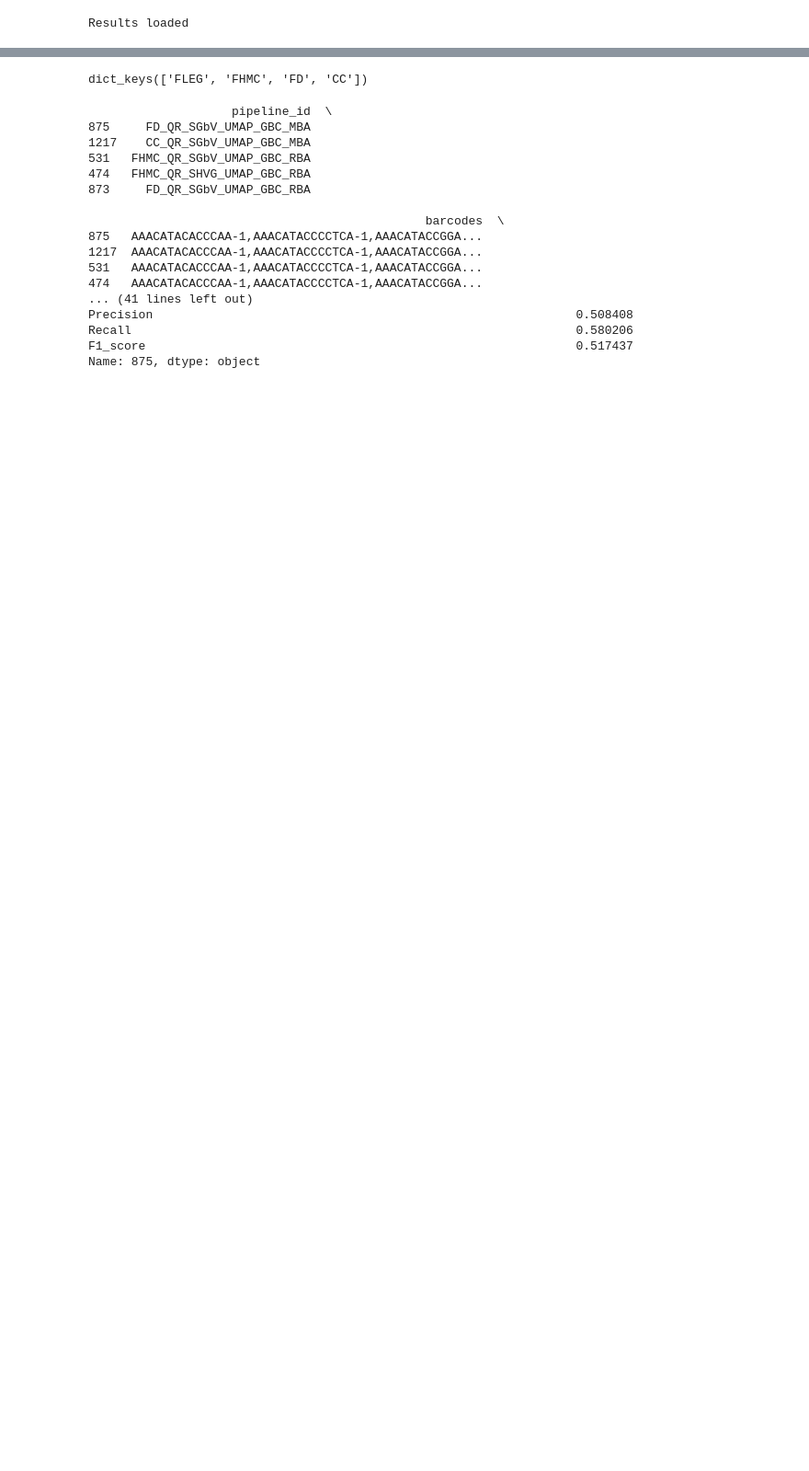
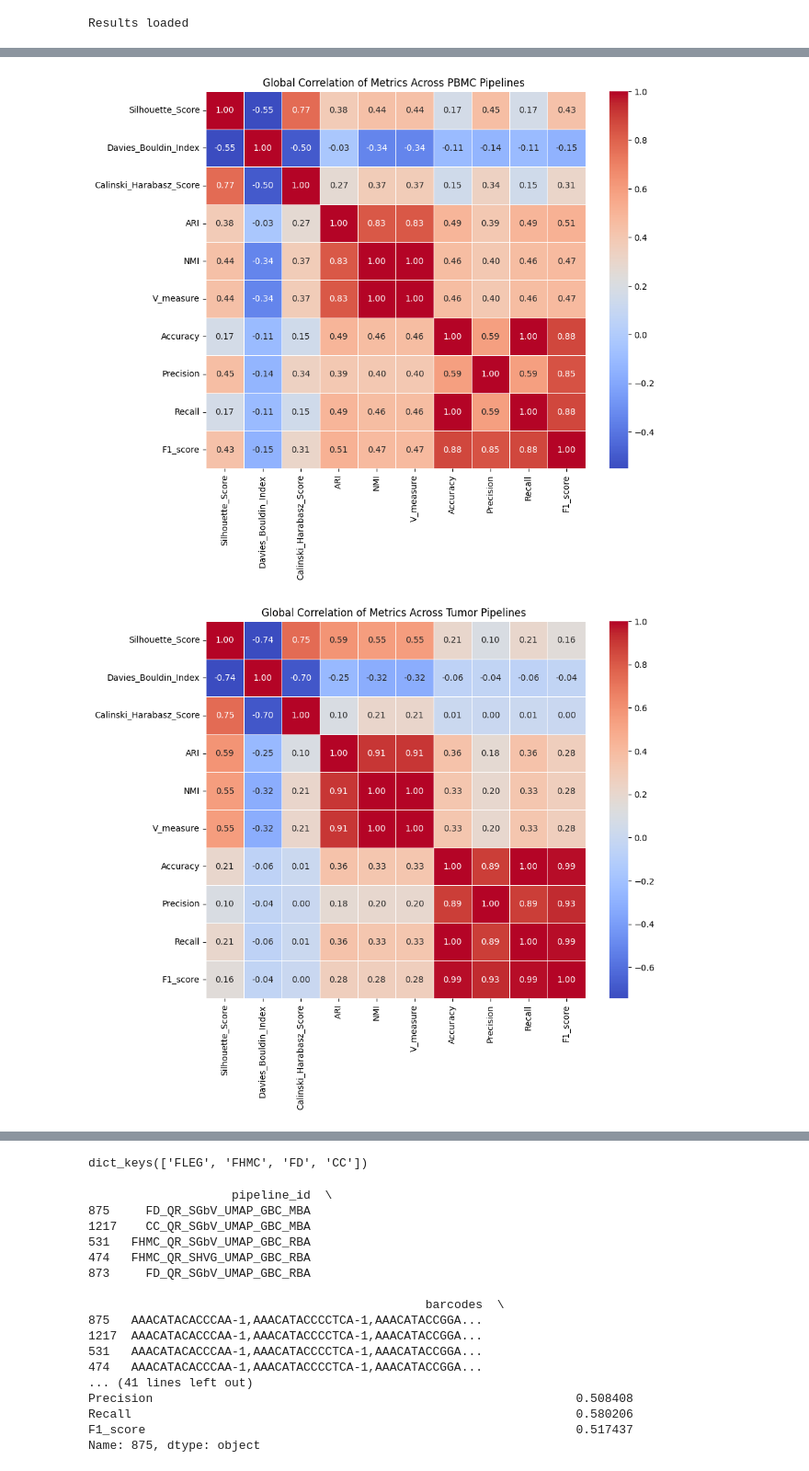
Before and after one commit to MarcosEsteve/scRNAseq_across_human_tissues, a Jupyter notebook: results_analysis.ipynb, the cells around one changed output, grey strips where cells are left out. Shown at 92% size. Saved outputs shown, nothing was run; the diff lists cells and outputs as text; code cells hidden in the pictures; blank space fills up the shorter version.

Commit message:
Exploration of results

```diff
--- a/results_analysis.ipynb
+++ b/results_analysis.ipynb
@@ -68,0 +82,4 @@ print("Dropped Pipelines:", dropped_pipelines)
+# %%
+reload(visualization)
+Neuronal_results, dropped_pipelines = visualization.filter_by_barcode_length(Neuronal_results)
+print("Dropped Pipelines:", dropped_pipelines)
@@ -68,0 +110,5 @@ print("Dropped Pipelines:", dropped_pipelines)
+# %%
+# Dataframes with just metrics
+reload(visualization)
+PBMC_only_metrics = visualization.filter_metrics(PBMC_results)
+print(PBMC_only_metrics.head())
@@ -68,0 +136,4 @@ print("Dropped Pipelines:", dropped_pipelines)
+# %%
+reload(visualization)
+Tumor_only_metrics = visualization.filter_metrics(Tumor_results)
+print(Tumor_only_metrics.head())
@@ -68,0 +161,4 @@ print("Dropped Pipelines:", dropped_pipelines)
+# %%
+reload(visualization)
+Neuronal_only_metrics = visualization.filter_metrics(Neuronal_results)
+print(Neuronal_only_metrics.head())
@@ -68,0 +186,9 @@ print("Dropped Pipelines:", dropped_pipelines)
+# %%
+# See correlated metrics
+reload(visualization)
+visualization.plot_global_heatmap(PBMC_only_metrics, "PBMC")
+visualization.plot_global_heatmap(Tumor_only_metrics, "Tumor")
+visualization.plot_global_heatmap(Neuronal_only_metrics, "Neuronal")
+# %% [output]
+[figure, added]
+[figure, added]
```
Also changed, not shown: parts of 60 cells of this notebook, 2 other files.
